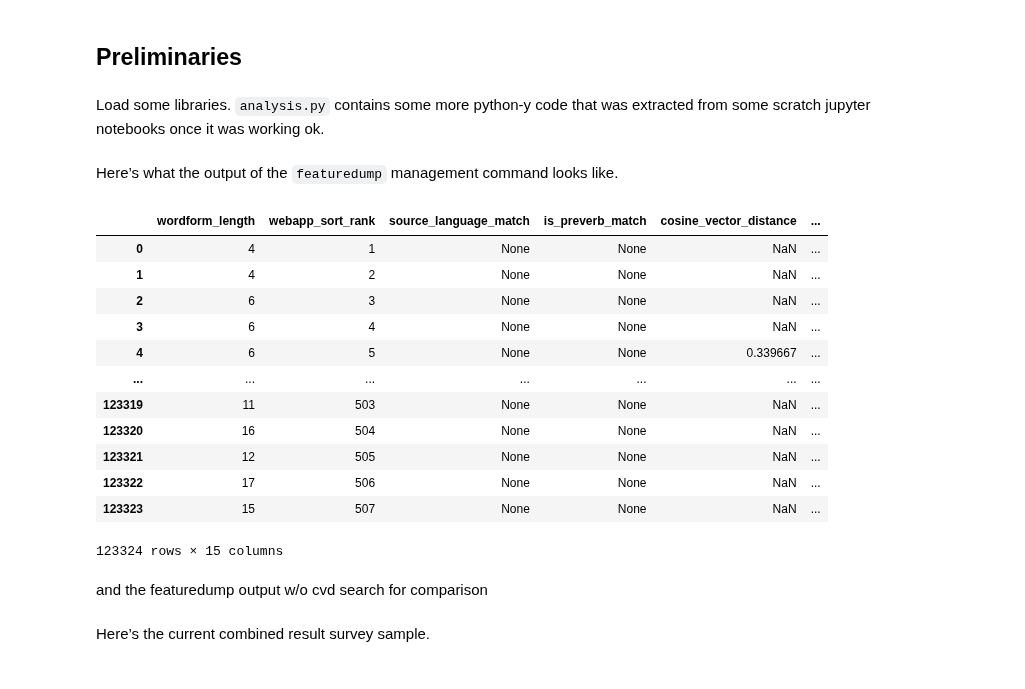
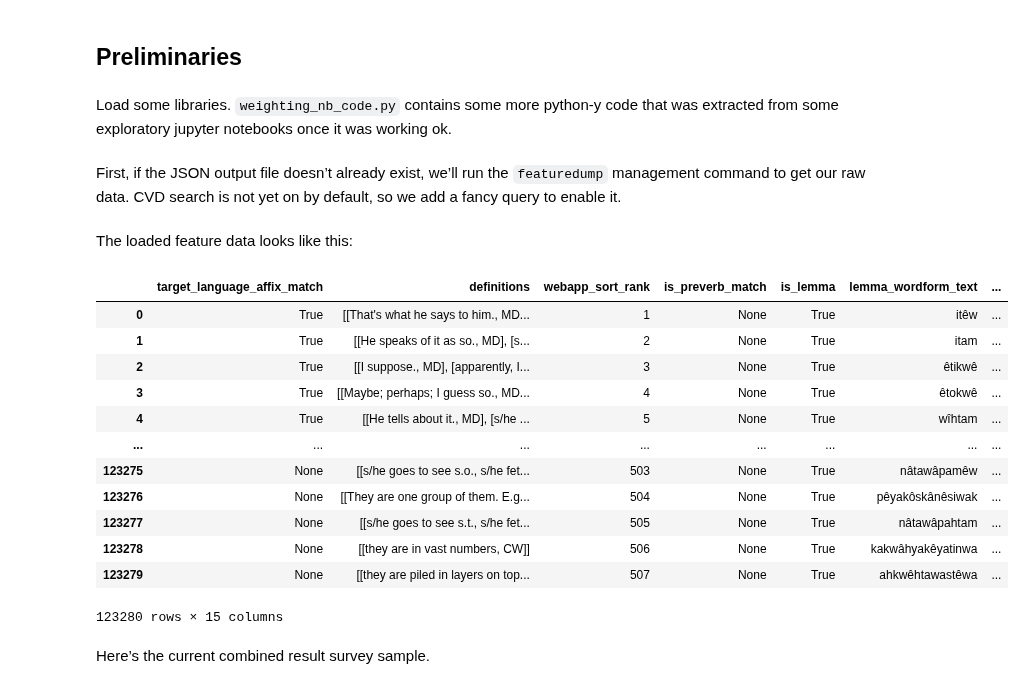
Before and after one commit to UAlbertaALTLab/morphodict, a Jupyter notebook: CreeDictionary/search_quality/weighting.ipynb, the cells around one changed output. Cells and saved outputs as stored; diff of their text form; code cells hidden in the pictures.

Commit message:
Add notebook for computing ranking model

```diff
--- a/CreeDictionary/search_quality/weighting.ipynb
+++ b/CreeDictionary/search_quality/weighting.ipynb
@@ -24,6 +26,6 @@ There are many possible improvements here, such as:
 # %% [markdown]
 ## Preliminaries
 # %% [markdown]
-Load some libraries. `analysis.py` contains some more python-y code that was extracted from some scratch jupyter notebooks once it was working ok.
+Load some libraries. `weighting_nb_code.py` contains some more python-y code that was extracted from some exploratory jupyter notebooks once it was working ok.
 # %%
 import importlib
@@ -39,2 +44,2 @@ importlib.reload(analysis);
 # %% [markdown]
-Here’s what the output of the `featuredump` management command looks like.
+First, if the JSON output file doesn’t already exist, we’ll run the `featuredump` management command to get our raw data. CVD search is not yet on by default, so we add a fancy query to enable it.
@@ -41,19 +51,19 @@ Here’s what the output of the `featuredump` management command looks like.
+# %% [markdown]
+The loaded feature data looks like this:
 # %%
-data = analysis.dataframe_from_featuredump('sample-features.json')
+data = weighting_nb_code.dataframe_from_featuredump('sample-features.json')
 data
 # %% [output]
-|  | wordform_length | webapp_sort_rank | source_language_match | is_preverb_match | cosine_vector_distance | ... |
-| 0 | 4 | 1 | None | None | NaN | ... |
-| 1 | 4 | 2 | None | None | NaN | ... |
-| 2 | 6 | 3 | None | None | NaN | ... |
-| 3 | 6 | 4 | None | None | NaN | ... |
-| 4 | 6 | 5 | None | None | 0.339667 | ... |
-| ... | ... | ... | ... | ... | ... | ... |
-| 123319 | 11 | 503 | None | None | NaN | ... |
-| 123320 | 16 | 504 | None | None | NaN | ... |
-| 123321 | 12 | 505 | None | None | NaN | ... |
-| 123322 | 17 | 506 | None | None | NaN | ... |
-| 123323 | 15 | 507 | None | None | NaN | ... |
+|  | target_language_affix_match | definitions | webapp_sort_rank | is_preverb_match | is_lemma | lemma_wordform_text | ... |
+| 0 | True | [[That's what he says to him., MD... | 1 | None | True | itêw | ... |
+| 1 | True | [[He speaks of it as so., MD], [s... | 2 | None | True | itam | ... |
+| 2 | True | [[I suppose., MD], [apparently, I... | 3 | None | True | êtikwê | ... |
+| 3 | True | [[Maybe; perhaps; I guess so., MD... | 4 | None | True | êtokwê | ... |
+| 4 | True | [[He tells about it., MD], [s/he ... | 5 | None | True | wîhtam | ... |
+| ... | ... | ... | ... | ... | ... | ... | ... |
+| 123275 | None | [[s/he goes to see s.o., s/he fet... | 503 | None | True | nâtawâpamêw | ... |
+| 123276 | None | [[They are one group of them. E.g... | 504 | None | True | pêyakôskânêsiwak | ... |
+| 123277 | None | [[s/he goes to see s.t., s/he fet... | 505 | None | True | nâtawâpahtam | ... |
+| 123278 | None | [[they are in vast numbers, CW]] | 506 | None | True | kakwâhyakêyatinwa | ... |
+| 123279 | None | [[they are piled in layers on top... | 507 | None | True | ahkwêhtawastêwa | ... |
-123324 rows × 15 columns
+123280 rows × 15 columns
-# %% [markdown]
-and the featuredump output w/o cvd search for comparison
```
Also changed, not shown: parts of 33 cells of this notebook, 3 other files.
